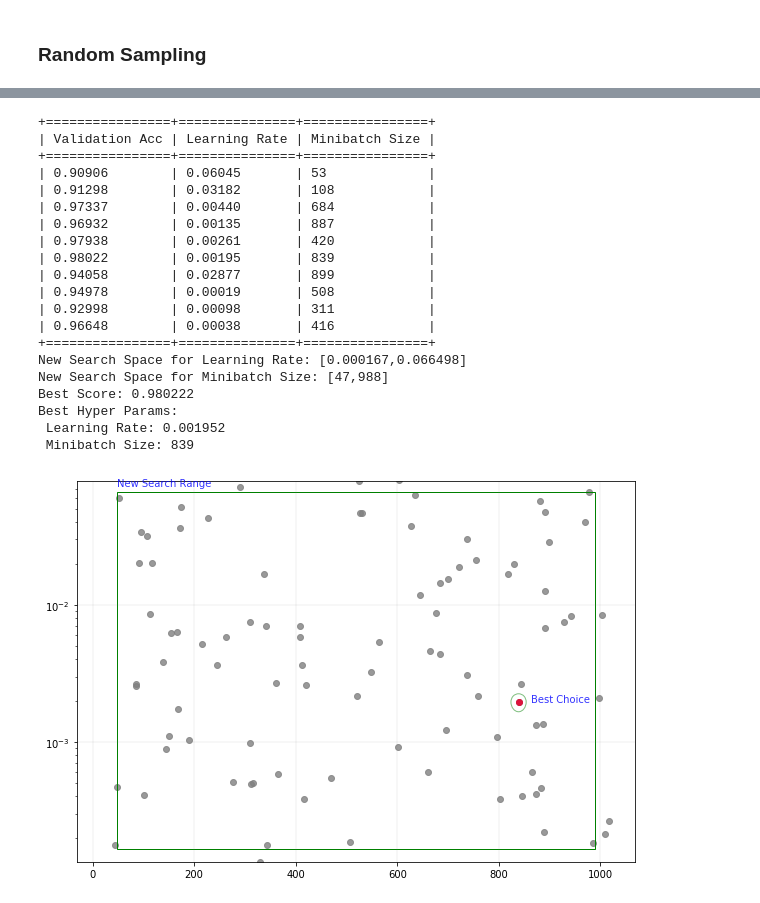
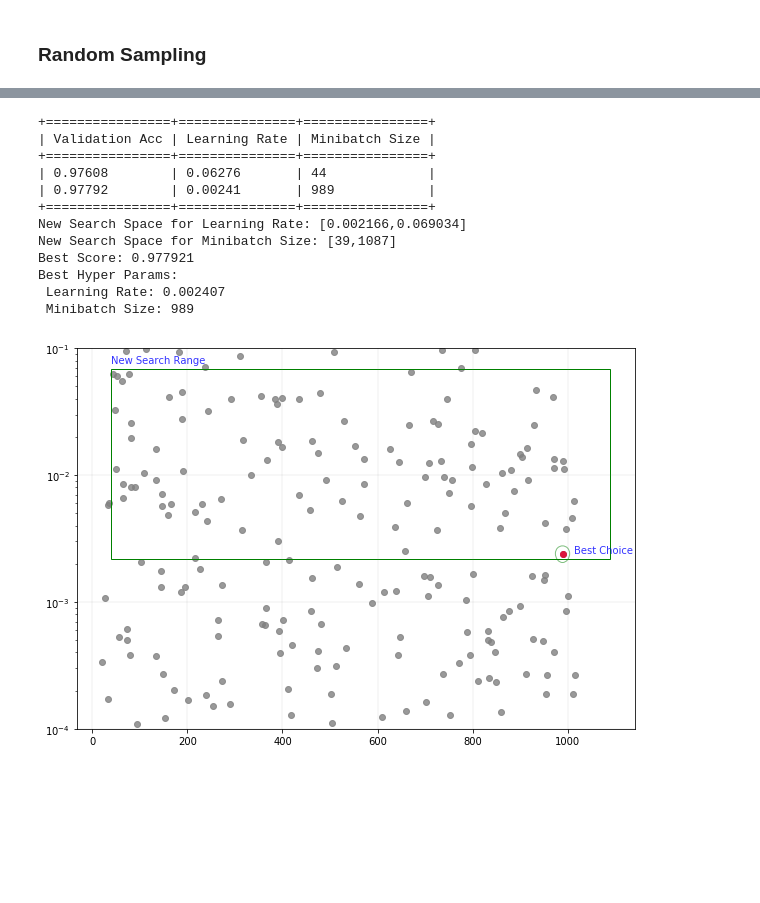
Before and after one commit to kattelsameer/HandWritten-Digit-Recognition-using-Deep-Learning, a Jupyter notebook: 7. Final Model/Hyper Parameter Tuning - Random Search .ipynb, the cells around one changed output, grey strips where cells are left out. Cells and saved outputs as stored; diff of their text form; code cells hidden in the pictures; blank space fills up the shorter version.

Commit message:
New range calculation based on top 10 best scores(previously used was threshold) added

```diff
--- a/7. Final Model/Hyper Parameter Tuning - Random Search .ipynb
+++ b/7. Final Model/Hyper Parameter Tuning - Random Search .ipynb
@@ -154,5 +175,5 @@ plt.show()
 # %%
-def calculate_new_search_space(score, threshold, samples, summary = True):
+def calculate_new_search_space(score, samples, score_threshold = 0, summary = True):
     learning_rate = samples["learning_rate"]
     minibatch_size = samples["minibatch_size"]
 
@@ -160,14 +181,22 @@ def calculate_new_search_space(score, threshold, samples, summary = True):
     good_mbs = []
     good_scs = []
 
-    #getting the score above the threshold and along with their corresponding hyper parameters
-    for ind, val in enumerate(score):
-        if val > threshold:
-            good_lrs.append(learning_rate[ind])
-            good_mbs.append(minibatch_size[ind])
-            good_scs.append(val)
+    if score_threshold == 0:
+        top_val = 10
+        #if threshold = 0 use the top 10(top_val) best accuracy and their corresponding hyper parameters
+        sorted_score_index = [b[0] for b in sorted(enumerate(score),key=lambda i:i[1], reverse = True)]
+        good_lrs = [learning_rate[i] for i in sorted_score_index[:top_val]]
+        good_mbs = [minibatch_size[i] for i in sorted_score_index[:top_val]]
+        good_scs = [score[i] for i in sorted_score_index[:top_val]]
+    else:
+        #getting the score above the threshold and along with their corresponding hyper parameters
+        for ind, val in enumerate(score):
+            if val > threshold:
+                good_lrs.append(learning_rate[ind])
+                good_mbs.append(minibatch_size[ind])
+                good_scs.append(val)
 
-    if len(good_scs) != 0:
+    if len(good_scs) > 1:
 
         if summary == True:
             print("+================+===============+================+")
@@ -179,7 +208,7 @@ def calculate_new_search_space(score, threshold, samples, summary = True):
 
             print("+================+===============+================+")
 
-        #calculating the new search range in log form after expanding the learning rate space by 10 %
+        #calculating the new search range in log form after expanding the learning rate space by 10%
         lr_rng_new = [np.log10(0.9 * min(good_lrs) ), np.log10(1.1 * max(good_lrs))]
 
         #calculating the new search range for minibatch size by expanding the search space by 10%
@@ -240,7 +288,7 @@ def visualize_search(samples,score, lr_rng_new, mbs_rng_new, best_comb):
 
     # plt.style.use('seaborn')
     fig, ax = plt.subplots(nrows = 1, ncols = 1, figsize=(10,7))
-    ax.set_ylim(top = 1.2 * 10**lr_rng_new[1], bottom = 0.8 * 10**lr_rng_new[0])
+    ax.set_ylim(top = 10e-2, bottom = 10e-5)
 
     ax.scatter(minibatch_size,learning_rate, color = "gray",alpha=0.80)
     ax.set_yscale('log')
@@ -262,47 +310,37 @@ def visualize_search(samples,score, lr_rng_new, mbs_rng_new, best_comb):
 
     plt.show()
 # %%
-sc = np.random.uniform(0,1,100)
-# print(sc)
-thres = 0.90
+sc = np.random.uniform(0,.98,200)
 
 lr = []
-for i in range(100):
+for i in range(200):
     r = np.random.uniform(-4, -1)
     p = 10 ** r
     lr.append(p)
 
-mbz = np.random.randint(16,1024,100)
+mbz = np.random.randint(16,1024,200)
 
 samples = {"learning_rate": lr,
                "minibatch_size" : mbz}
-score_threshold = 0.90
+score_threshold = 0.97
 
-lr_rng, mbs_rng, best = calculate_new_search_space(sc,score_threshold,samples, summary = True)
+lr_rng, mbs_rng, best = calculate_new_search_space(sc, samples, score_threshold, summary = True)
 
 visualize_search(samples,sc, lr_rng, mbs_rng, best)
 # %% [output]
 +================+===============+================+
 | Validation Acc | Learning Rate | Minibatch Size |
 +================+===============+================+
-| 0.90906        | 0.06045       | 53             |
-| 0.91298        | 0.03182       | 108            |
-| 0.97337        | 0.00440       | 684            |
-| 0.96932        | 0.00135       | 887            |
-| 0.97938        | 0.00261       | 420            |
-| 0.98022        | 0.00195       | 839            |
-| 0.94058        | 0.02877       | 899            |
-| 0.94978        | 0.00019       | 508            |
-| 0.92998        | 0.00098       | 311            |
-| 0.96648        | 0.00038       | 416            |
+| 0.97608        | 0.06276       | 44             |
+| 0.97792        | 0.00241       | 989            |
 +================+===============+================+
-New Search Space for Learning Rate: [0.000167,0.066498]
-New Search Space for Minibatch Size: [47,988]
-Best Score: 0.980222
+New Search Space for Learning Rate: [0.002166,0.069034]
+New Search Space for Minibatch Size: [39,1087]
+Best Score: 0.977921
 Best Hyper Params:
- Learning Rate: 0.001952
- Minibatch Size: 839
+ Learning Rate: 0.002407
+ Minibatch Size: 989
-[figure, old version]
+[figure, new version]
 # %%
 #Coarse search with 2 epoch, fine search with 5 epoch and detailed search with 10 epoch
 
```
Also changed, not shown: parts of 5 cells of this notebook.
